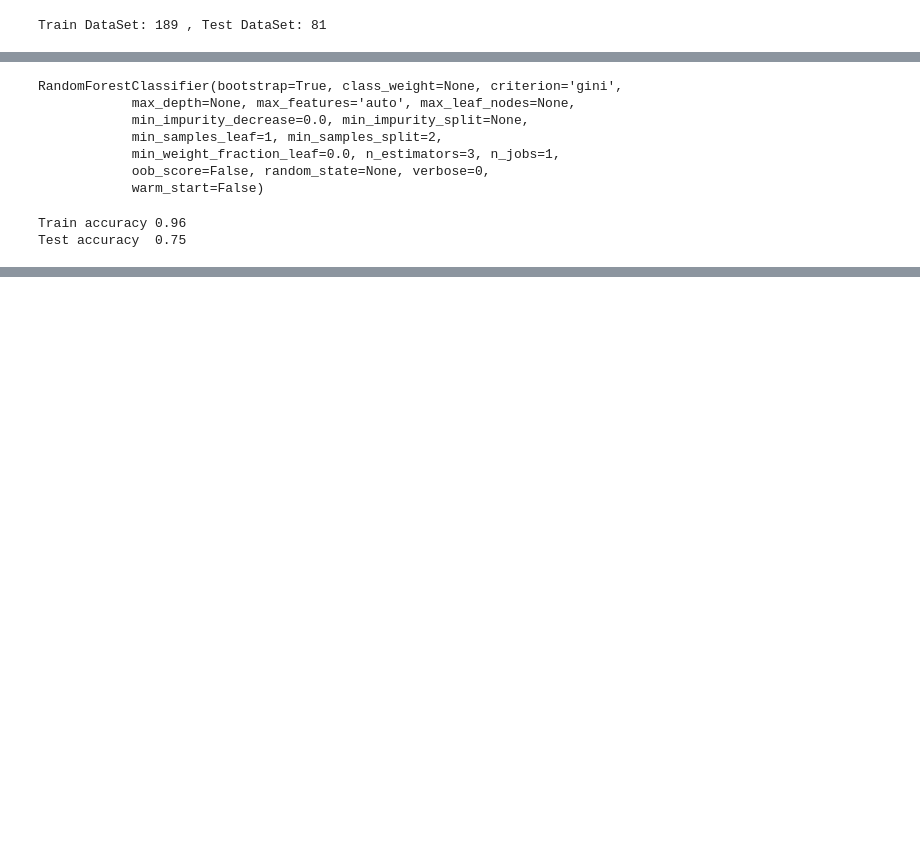
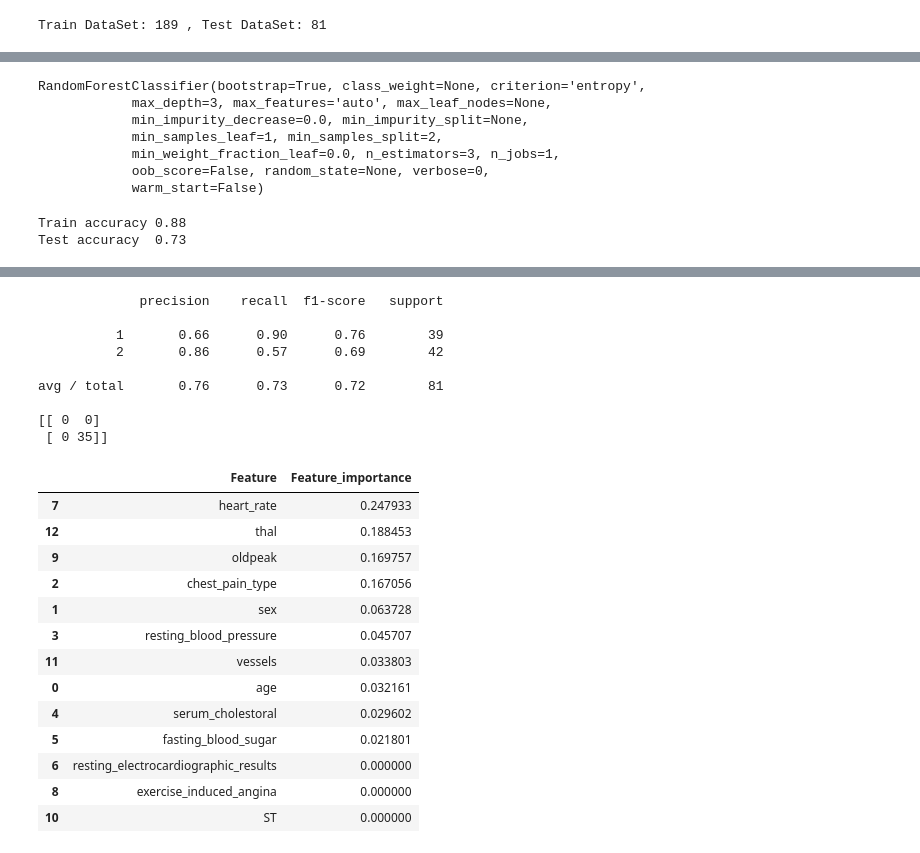
Before and after one commit to HsuSE/AI_HomeWork, a Jupyter notebook: 第三、四周0927, 1004/RFandDT_homework.ipynb, the cells around one changed output, grey strips where cells are left out. Cells and saved outputs as stored; diff of their text form; code cells hidden in the pictures; blank space fills up the shorter version.

```diff
--- a/第三、四周0927, 1004/RFandDT_homework.ipynb
+++ b/第三、四周0927, 1004/RFandDT_homework.ipynb
@@ -80,15 +114,3 @@ vessels                                 270 non-null float64
 thal                                    270 non-null float64
 dtypes: float64(13)
 memory usage: 27.5 KB
-# %%
-y_enc = y.values.reshape(-1, 1)
-enc = OneHotEncoder()
-enc.fit(y_enc)
-y = enc.transform(y.values.reshape(-1, 1)).toarray()
-# %%
-encode_X = df[['sex', 'chest_pain_type', 'fasting_blood_sugar', 'resting_electrocardiographic_results', 'exercise_induced_angina', 'ST', 'vessels', 'thal']].copy()
-df = df.drop(['sex', 'chest_pain_type', 'fasting_blood_sugar', 'resting_electrocardiographic_results', 'exercise_induced_angina', 'ST', 'vessels', 'thal'], axis=1)
-enc_X = OneHotEncoder()
-enc_X.fit(encode_X.values)
-encode_X = enc_X.transform(encode_X).toarray()
-X = np.concatenate((df.values, encode_X), axis=1)
@@ -95,5 +123,5 @@ X = np.concatenate((df.values, encode_X), axis=1)
 # %%
-X_train, X_test, y_train, y_test = train_test_split(X, y, test_size=0.3, random_state=4)
+X_train, X_test, y_train, y_test = train_test_split(df, y, test_size=0.3, random_state=4)
 print("Train DataSet:", X_train.shape[0], ", Test DataSet:", X_test.shape[0])
 # %% [output]
 Train DataSet: 189 , Test DataSet: 81
@@ -100,9 +133,9 @@ Train DataSet: 189 , Test DataSet: 81
 # %%
-RF = RandomForestClassifier(n_estimators=3)
+RF = RandomForestClassifier(n_estimators=3, criterion='entropy', max_depth=3)
 RF.fit(X_train, y_train)
 # %% [output]
-RandomForestClassifier(bootstrap=True, class_weight=None, criterion='gini',
-            max_depth=None, max_features='auto', max_leaf_nodes=None,
+RandomForestClassifier(bootstrap=True, class_weight=None, criterion='entropy',
+            max_depth=3, max_features='auto', max_leaf_nodes=None,
             min_impurity_decrease=0.0, min_impurity_split=None,
             min_samples_leaf=1, min_samples_split=2,
             min_weight_fraction_leaf=0.0, n_estimators=3, n_jobs=1,
@@ -112,7 +145,7 @@ RandomForestClassifier(bootstrap=True, class_weight=None, criterion='gini',
 print("Train accuracy %.2f" % (RF.score(X_train, y_train)))
 print("Test accuracy  %.2f" % (RF.score(X_test, y_test)))
 # %% [output]
-Train accuracy 0.96
-Test accuracy  0.75
+Train accuracy 0.88
+Test accuracy  0.73
 # %%
 estimator = RF.estimators_[2]
@@ -121,3 +154,36 @@ graph = graphviz.Source(dot_data)
 graph
 # %% [output]
 [drawing not drawn]
+# %%
+from sklearn import metrics
+
+print(metrics.classification_report(y_test, RF.predict(X_test)))
+print(metrics.confusion_matrix(y_test, RF.predict(X_test), labels=[0, 1]))
+
+detail_df = pd.DataFrame({'Feature': df.columns, 'Feature_importance':RF.feature_importances_.tolist()})
+detail_df = detail_df.sort_values('Feature_importance', ascending=False)
+detail_df
+# %% [output]
+             precision    recall  f1-score   support
+
+          1       0.66      0.90      0.76        39
+          2       0.86      0.57      0.69        42
+
+avg / total       0.76      0.73      0.72        81
+
+[[ 0  0]
+ [ 0 35]]
+|  | Feature | Feature_importance |
+| 7 | heart_rate | 0.247933 |
+| 12 | thal | 0.188453 |
+| 9 | oldpeak | 0.169757 |
+| 2 | chest_pain_type | 0.167056 |
+| 1 | sex | 0.063728 |
+| 3 | resting_blood_pressure | 0.045707 |
+| 11 | vessels | 0.033803 |
+| 0 | age | 0.032161 |
+| 4 | serum_cholestoral | 0.029602 |
+| 5 | fasting_blood_sugar | 0.021801 |
+| 6 | resting_electrocardiographic_results | 0.000000 |
+| 8 | exercise_induced_angina | 0.000000 |
+| 10 | ST | 0.000000 |
```
Also changed, not shown: parts of 10 cells of this notebook, 4 other files.
